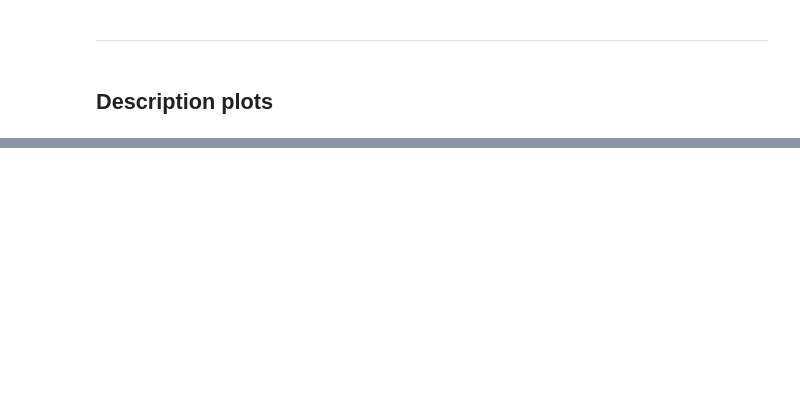
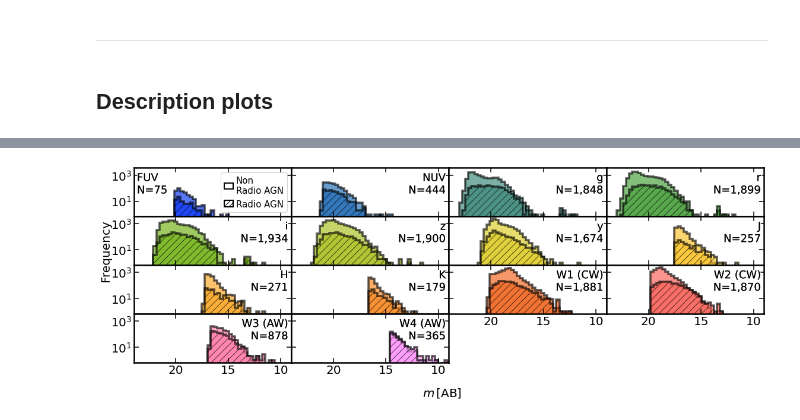
Before and after one commit to racarvajal/Pipeline_RG_z_ML, a Jupyter notebook: describe_data.ipynb, the cells around one changed output, grey strips where cells are left out. Drawn from its saved outputs; the diff is of its cells as text; code cells hidden in the pictures; blank space fills up the shorter version.

```diff
--- a/describe_data.ipynb
+++ b/describe_data.ipynb
@@ -186,0 +274,68 @@ plt.show()
+# %%
+n_cols = 4
+n_rows = int(np.ceil((len(bands_plot)) / 4))
+
+min_magnitude  = full_catalog_df.loc[:, bands_plot].min().min()
+max_magnitude  = full_catalog_df.loc[:, bands_plot].max().max()
+mag_bins       = np.linspace(min_magnitude, max_magnitude, 50)
+
+fig             = plt.figure(figsize=(4 * n_cols, 1.4 * n_rows), constrained_layout=True)
+
+grid            = fig.add_gridspec(ncols=n_cols, nrows=n_rows, width_ratios=[1]*n_cols,
+                                   height_ratios=[1]*n_rows, hspace=0.0, wspace=0.0)
+axs             = {}
+norm_z = mcolors.Normalize(vmin=0, vmax=8)
+
+for count, band in enumerate(bands_plot):
+    if count == 0:
+        axs[count] = fig.add_subplot(grid[int(np.floor(count / n_cols)), int(count % n_cols)],
+                                     xscale='linear', yscale='log')
+    elif count != 0:
+        axs[count] = fig.add_subplot(grid[int(np.floor(count / n_cols)), int(count % n_cols)],
+                                     sharex=axs[0], sharey=axs[0])
+    # used_cols  = unique_cols_imp.index[count:]
+    # print(used_cols)
+    # print(new_band)
+
+    filt_lims      = np.array(full_catalog_df.loc[:, band] != mag_cols_lim[band])
+    filt_radio_agn = np.array(full_catalog_df.loc[:, 'radio_detect'] == 1) & np.array(full_catalog_df.loc[:, 'is_AGN'] == 1)
+    axs[count].hist(full_catalog_df.loc[filt_lims & ~filt_radio_agn, band], bins=mag_bins, histtype='stepfilled',
+                    ec='k', lw=3.5, fc=plt.get_cmap('cet_CET_R1', len(bands_plot))(count),
+                    alpha=0.65, label=f'{band}')
+    axs[count].hist(full_catalog_df.loc[filt_lims & filt_radio_agn, band], bins=mag_bins, histtype='stepfilled',
+                    ec='k', lw=3.5, fc=plt.get_cmap('cet_CET_R1', len(bands_plot))(count),
+                    alpha=0.65, label=f'{band}', hatch='//')
+    axs[count].tick_params(which='both', top=True, right=True, direction='in')
+    axs[count].tick_params(axis='both', which='major', labelsize=20)
+    axs[count].tick_params(which='major', length=8, width=1.5)
+    axs[count].tick_params(which='minor', length=4, width=1.5)
+    plt.setp(axs[count].spines.values(), linewidth=2.5)
+    plt.setp(axs[count].spines.values(), linewidth=2.5)
+    #axs[count].grid(zorder=0)
+    if count % n_cols != 0:
+        plt.setp(axs[count].get_yticklabels(), visible=False)
+    if count < (len(bands_plot) - n_cols):
+        plt.setp(axs[count].get_xticklabels(), visible=False)
+    if count == 0:
+        axs[count].annotate(text=f'{mag_cols_names[band]}\nN={np.sum(filt_lims & filt_radio_agn):,}', xy=(0.02, 0.9),\
+                             xycoords='axes fraction', fontsize=18, ha='left', va='top', path_effects=pe2)
+    if count != 0:
+        axs[count].annotate(text=f'{mag_cols_names[band]}\nN={np.sum(filt_lims & filt_radio_agn):,}', xy=(0.98, 0.9),\
+                             xycoords='axes fraction', fontsize=18, ha='right', va='top', path_effects=pe2)
+axs[0].set_xlim(left=np.floor(min_magnitude), right=np.ceil(max_magnitude))
+axs[0].invert_xaxis()
+
+radio_AGN_patch     = mpatches.Patch(fc='None', ec='k', label='Non\nRadio AGN', lw=2.0)
+non_radio_AGN_patch = mpatches.Patch(fc='None', ec='k', label='Radio AGN', hatch='///', lw=2.0)
+axs[0].legend(handles=[radio_AGN_patch, non_radio_AGN_patch], loc=1, fontsize=15,
+              handletextpad=0.3, handlelength=1.0)
+
+fig.supxlabel('$m\, \mathrm{[AB]}$', fontsize=20, x=0.52)
+fig.supylabel('Frequency', fontsize=20, va='bottom')
+
+fig.tight_layout()
+if save_plot_flag:
+    plt.savefig(f'plots/hists_bands_radio_AGN_{used_area}.pdf', bbox_inches='tight')
+plt.show()
+# %% [output]
+[figure, added]
```
Also changed, not shown: parts of 15 cells of this notebook.
